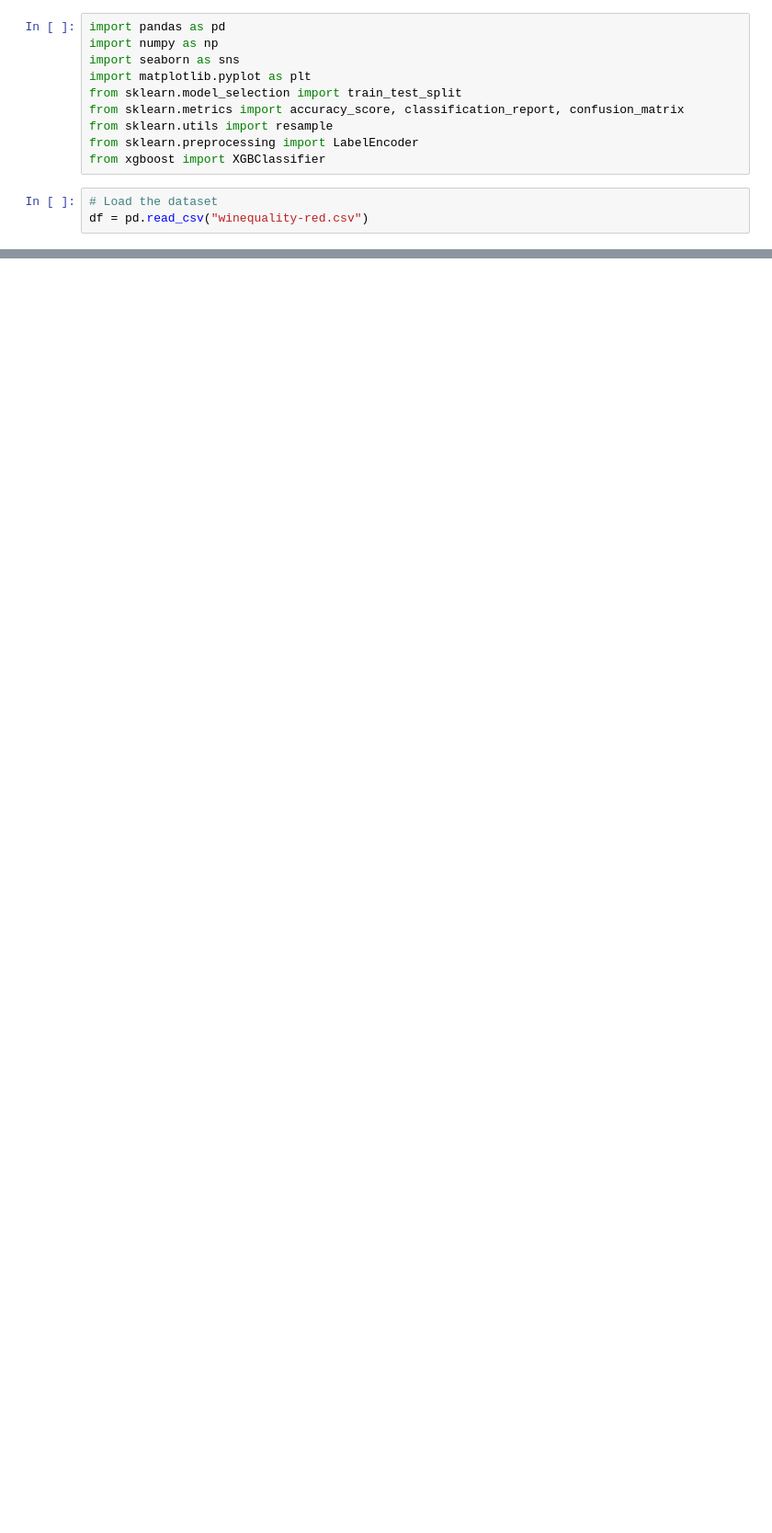
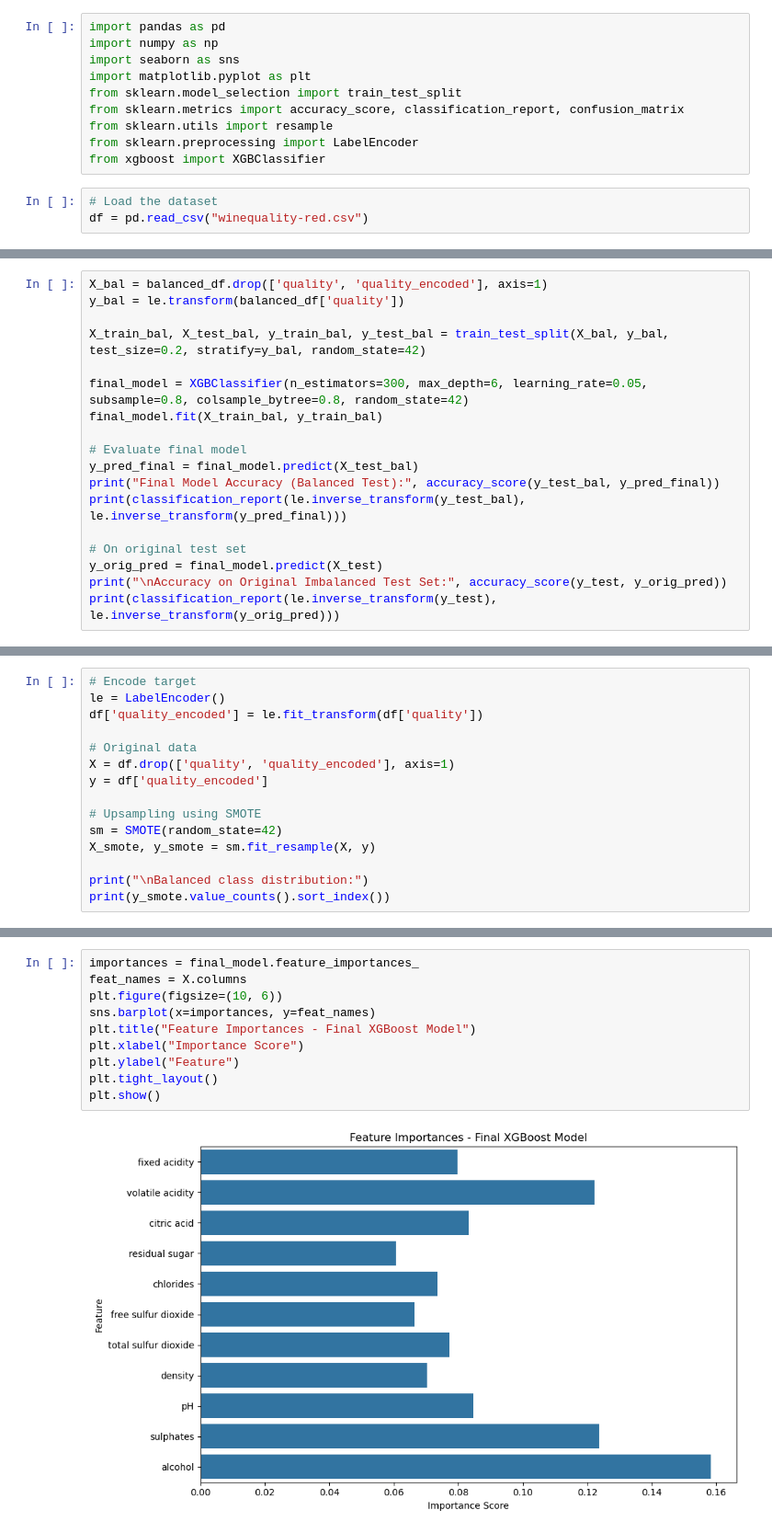
Before and after one commit to n24024/SC1015-miniproject, a Jupyter notebook: AK_final.ipynb, the cells around one changed output, grey strips where cells are left out. Shown at 92% size. Cells and saved outputs as stored; diff of their text form; blank space fills up the shorter version.

```diff
--- a/AK_final.ipynb
+++ b/AK_final.ipynb
@@ -38,0 +126,18 @@ plt.show()
+# %%
+X_bal = balanced_df.drop(['quality', 'quality_encoded'], axis=1)
+y_bal = le.transform(balanced_df['quality'])
+
+X_train_bal, X_test_bal, y_train_bal, y_test_bal = train_test_split(X_bal, y_bal, test_size=0.2, stratify=y_bal, random_state=42)
+
+final_model = XGBClassifier(n_estimators=300, max_depth=6, learning_rate=0.05, subsample=0.8, colsample_bytree=0.8, random_state=42)
+final_model.fit(X_train_bal, y_train_bal)
+
+# Evaluate final model
+y_pred_final = final_model.predict(X_test_bal)
+print("Final Model Accuracy (Balanced Test):", accuracy_score(y_test_bal, y_pred_final))
+print(classification_report(le.inverse_transform(y_test_bal), le.inverse_transform(y_pred_final)))
+
+# On original test set
+y_orig_pred = final_model.predict(X_test)
+print("\nAccuracy on Original Imbalanced Test Set:", accuracy_score(y_test, y_orig_pred))
+print(classification_report(le.inverse_transform(y_test), le.inverse_transform(y_orig_pred)))
@@ -38,0 +215,15 @@ plt.show()
+# %%
+# Encode target
+le = LabelEncoder()
+df['quality_encoded'] = le.fit_transform(df['quality'])
+
+# Original data
+X = df.drop(['quality', 'quality_encoded'], axis=1)
+y = df['quality_encoded']
+
+# Upsampling using SMOTE
+sm = SMOTE(random_state=42)
+X_smote, y_smote = sm.fit_resample(X, y)
+
+print("\nBalanced class distribution:")
+print(y_smote.value_counts().sort_index())
@@ -38,0 +292,12 @@ plt.show()
+# %%
+importances = final_model.feature_importances_
+feat_names = X.columns
+plt.figure(figsize=(10, 6))
+sns.barplot(x=importances, y=feat_names)
+plt.title("Feature Importances - Final XGBoost Model")
+plt.xlabel("Importance Score")
+plt.ylabel("Feature")
+plt.tight_layout()
+plt.show()
+# %% [output]
+[figure, added]
```
Also changed, not shown: parts of 17 cells of this notebook, 1 other file.
